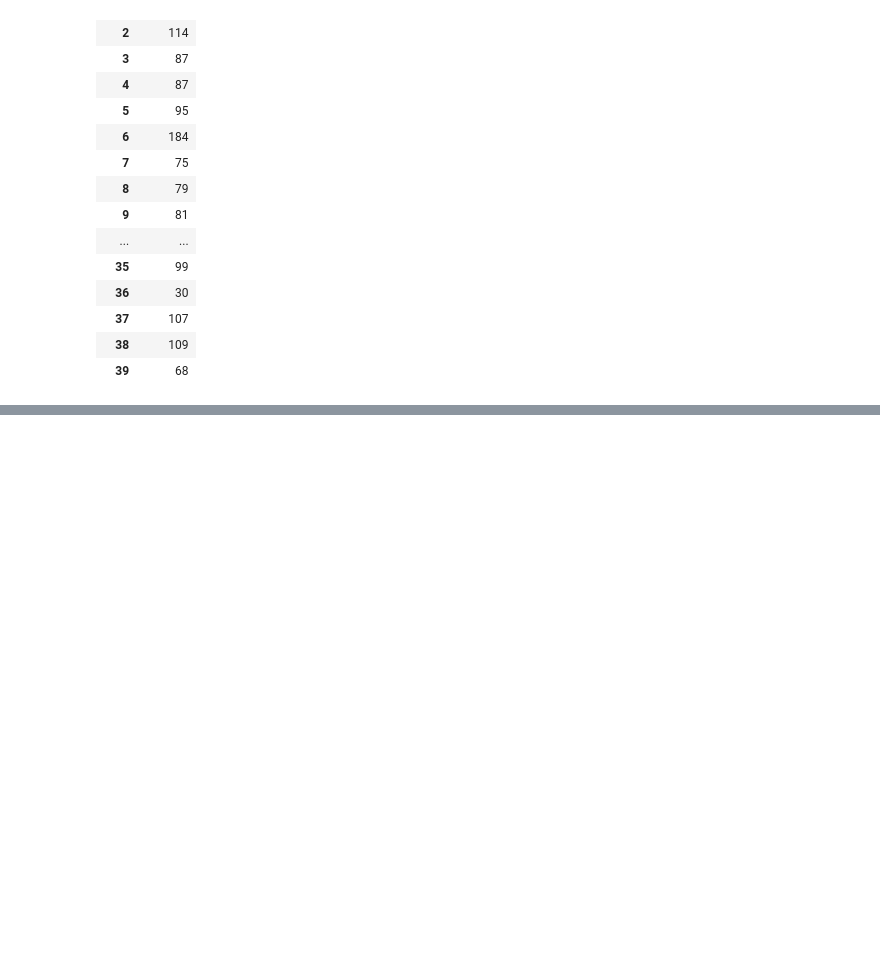
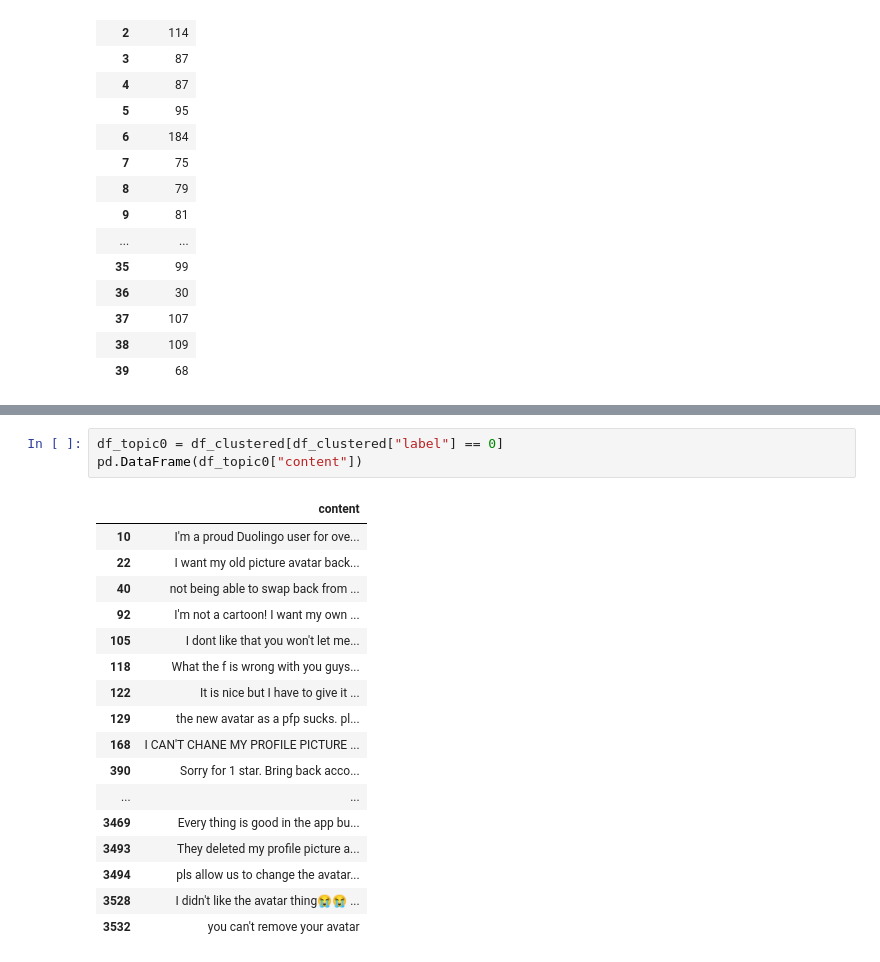
Before and after one commit to IoanaBaciu24/ActionableReviews, a Jupyter notebook: app_clustering/embeddings_analysis.ipynb, the cells around one changed output, grey strips where cells are left out. Cells and saved outputs as stored; diff of their text form; blank space fills up the shorter version.

```diff
--- a/app_clustering/embeddings_analysis.ipynb
+++ b/app_clustering/embeddings_analysis.ipynb
@@ -122,0 +137,21 @@ dataset[["label", "reviewId"]].groupby("label").count()
+# %%
+df_topic0 = df_clustered[df_clustered["label"] == 0]
+pd.DataFrame(df_topic0["content"])
+# %% [output]
+|  | content |
+| 10 | I'm a proud Duolingo user for ove... |
+| 22 | I want my old picture avatar back... |
+| 40 | not being able to swap back from ... |
+| 92 | I'm not a cartoon! I want my own ... |
+| 105 | I dont like that you won't let me... |
+| 118 | What the f is wrong with you guys... |
+| 122 | It is nice but I have to give it ... |
+| 129 | the new avatar as a pfp sucks. pl... |
+| 168 | I CAN'T CHANE MY PROFILE PICTURE ... |
+| 390 | Sorry for 1 star. Bring back acco... |
+| ... | ... |
+| 3469 | Every thing is good in the app bu... |
+| 3493 | They deleted my profile picture a... |
+| 3494 | pls allow us to change the avatar... |
+| 3528 | I didn't like the avatar thing😭😭 ... |
+| 3532 | you can't remove your avatar |
```
Also changed, not shown: parts of 11 cells of this notebook, 7 other files.
